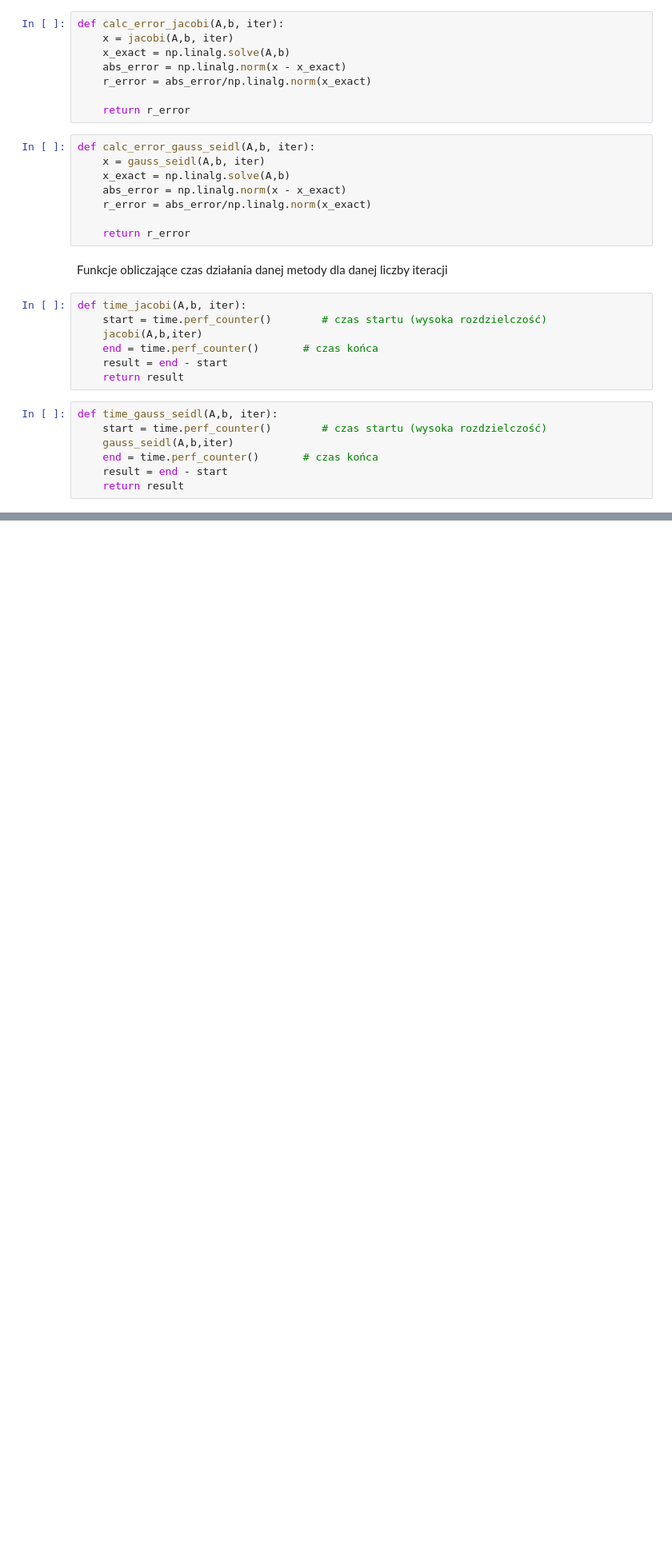
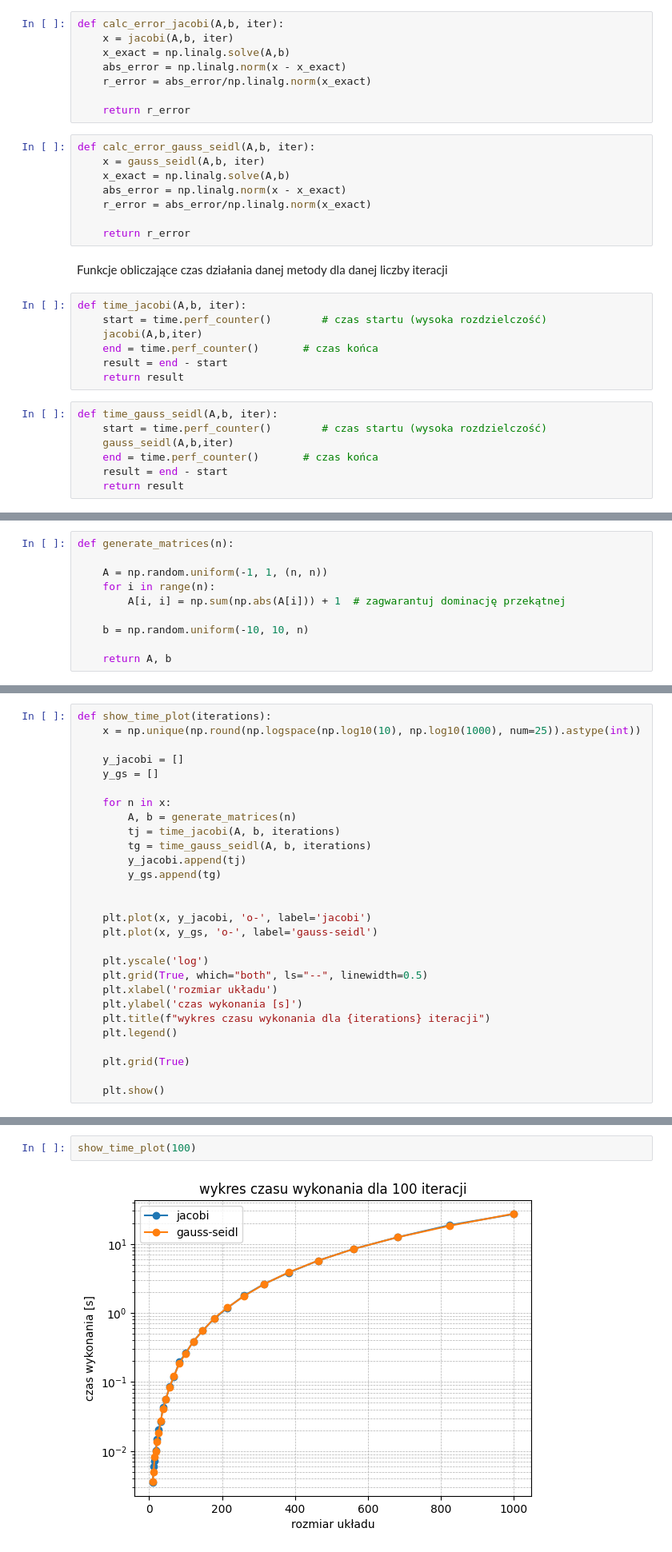
Before and after one commit to jarzeckil/mnum, a Jupyter notebook: lab2/lab2.ipynb, the cells around one changed output, grey strips where cells are left out. Shown at 80% size. Cells and saved outputs as stored; diff of their text form; blank space fills up the shorter version.

```diff
--- a/lab2/lab2.ipynb
+++ b/lab2/lab2.ipynb
@@ -117,0 +127,10 @@ def time_gauss_seidl(A,b, iter):
+# %%
+def generate_matrices(n):
+
+    A = np.random.uniform(-1, 1, (n, n))
+    for i in range(n):
+        A[i, i] = np.sum(np.abs(A[i])) + 1  # zagwarantuj dominację przekątnej
+
+    b = np.random.uniform(-10, 10, n)
+
+    return A, b
@@ -117,0 +167,28 @@ def time_gauss_seidl(A,b, iter):
+# %%
+def show_time_plot(iterations):
+    x = np.unique(np.round(np.logspace(np.log10(10), np.log10(1000), num=25)).astype(int))
+
+    y_jacobi = []
+    y_gs = []
+
+    for n in x:
+        A, b = generate_matrices(n)
+        tj = time_jacobi(A, b, iterations)
+        tg = time_gauss_seidl(A, b, iterations)
+        y_jacobi.append(tj)
+        y_gs.append(tg)
+
+
+    plt.plot(x, y_jacobi, 'o-', label='jacobi')
+    plt.plot(x, y_gs, 'o-', label='gauss-seidl')
+
+    plt.yscale('log')
+    plt.grid(True, which="both", ls="--", linewidth=0.5)
+    plt.xlabel('rozmiar układu')
+    plt.ylabel('czas wykonania [s]')
+    plt.title(f"wykres czasu wykonania dla {iterations} iteracji")
+    plt.legend()
+
+    plt.grid(True)
+
+    plt.show()
@@ -117,0 +213,4 @@ def time_gauss_seidl(A,b, iter):
+# %%
+show_time_plot(100)
+# %% [output]
+[figure, added]
```
Also changed, not shown: parts of 13 cells of this notebook, 2 other files.
